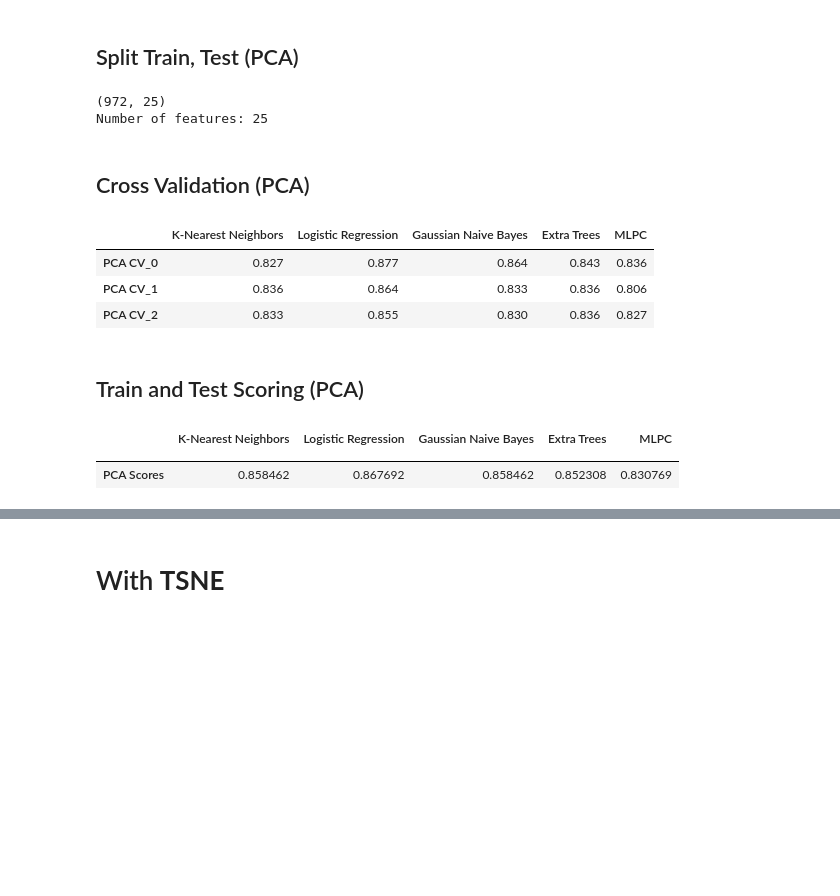
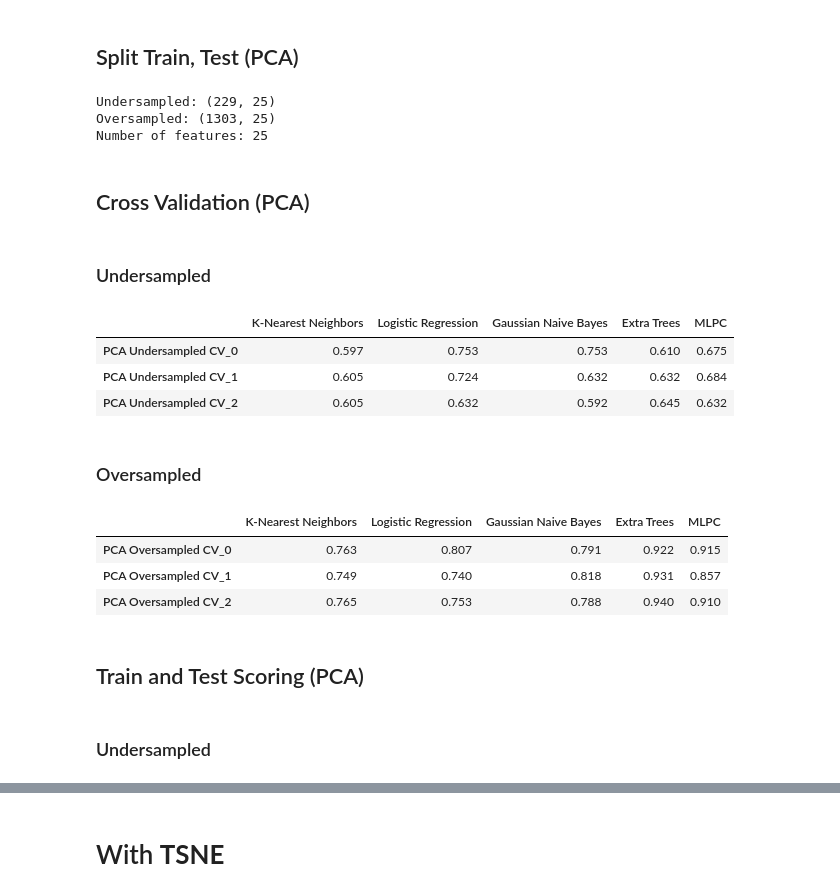
Before and after one commit to jancyrillmendoza/IBM-Data-Analysis, a Jupyter notebook: _IBM_Data_Analysis.ipynb, the cells around one changed output, grey strips where cells are left out. Saved outputs shown, nothing was run; the diff lists cells and outputs as text; code cells hidden in the pictures; blank space fills up the shorter version.

```diff
--- a/_IBM_Data_Analysis.ipynb
+++ b/_IBM_Data_Analysis.ipynb
@@ -285,7 +360,0 @@ def get_score(names, models, _X_train, _y_train, _X_test, _y_test, index):
-# %%
-from sklearn import model_selection
-X_train, X_test, y_train, y_test = model_selection.train_test_split(X,
-                                                                    y,
-                                                                    test_size=0.25)
-print(X_train.shape)
-print("Number of features:",X_train.shape[1])
@@ -318,9 +409,9 @@ scores
 # %%
 from sklearn.decomposition import PCA
 # %%
-pca = PCA(n_components=25).fit(X, y=y)
-PCA_X = pca.transform(X)
-plt.plot(pca.explained_variance_, linewidth=2)
+pca = PCA(n_components=25).fit(X_train_under, y=y_train_under)
+PCA_X_under = pca.transform(X_train_under)
+plt.plot(pca.explained_variance_, linewidth=3)
 plt.xlabel('Components')
 plt.ylabel('Explained Variances')
 plt.show()
@@ -329,31 +431,42 @@ plt.show()
 # %% [markdown]
 ## Split Train, Test (PCA)
-# %%
-from sklearn import model_selection
-PCA_X_train, PCA_X_test, PCA_y_train, PCA_y_test = model_selection.train_test_split(PCA_X,
-                                                                    y,
-                                                                    test_size=0.25)
-print(PCA_X_train.shape)
-print("Number of features:",PCA_X_train.shape[1])
-# %% [output]
-(972, 25)
-Number of features: 25
+# %%
+PCA_X_train_under, PCA_X_test_under, PCA_y_train_under, PCA_y_test_under = model_selection.train_test_split(PCA_X_under,
+                                                                    y_train_under,
+                                                                    test_size=0.25)
+PCA_X_train_over, PCA_X_test_over, PCA_y_train_over, PCA_y_test_over = model_selection.train_test_split(PCA_X_over,
+                                                                    y_train_over,
+                                                                    test_size=0.25)
+print('Undersampled:',PCA_X_train_under.shape)
+print('Oversampled:',PCA_X_train_over.shape)
+print("Number of features:",PCA_X_train_under.shape[1])
+# %% [output]
+Undersampled: (229, 25)
+Oversampled: (1303, 25)
+Number of features: 25
 # %% [markdown]
 ## Cross Validation (PCA)
+# %% [markdown]
+### Undersampled
 # %%
-PCA_accuracy = cross_validate(model_names, models, PCA_X_train, PCA_y_train, 'PCA')
-PCA_accuracy
+PCA_under_acc = cross_validate(model_names, models, PCA_X_train_under, PCA_y_train_under, 'PCA Undersampled')
+PCA_under_acc
 # %% [output]
 |  | K-Nearest Neighbors | Logistic Regression | Gaussian Naive Bayes | Extra Trees | MLPC |
-| PCA CV_0 | 0.827 | 0.877 | 0.864 | 0.843 | 0.836 |
-| PCA CV_1 | 0.836 | 0.864 | 0.833 | 0.836 | 0.806 |
-| PCA CV_2 | 0.833 | 0.855 | 0.830 | 0.836 | 0.827 |
+| PCA Undersampled CV_0 | 0.597 | 0.753 | 0.753 | 0.610 | 0.675 |
+| PCA Undersampled CV_1 | 0.605 | 0.724 | 0.632 | 0.632 | 0.684 |
+| PCA Undersampled CV_2 | 0.605 | 0.632 | 0.592 | 0.645 | 0.632 |
+# %% [markdown]
+### Oversampled
+# %%
+PCA_over_acc = cross_validate(model_names, models, PCA_X_train_over, PCA_y_train_over, 'PCA Oversampled')
+PCA_over_acc
+# %% [output]
+|  | K-Nearest Neighbors | Logistic Regression | Gaussian Naive Bayes | Extra Trees | MLPC |
+| PCA Oversampled CV_0 | 0.763 | 0.807 | 0.791 | 0.922 | 0.915 |
+| PCA Oversampled CV_1 | 0.749 | 0.740 | 0.818 | 0.931 | 0.857 |
+| PCA Oversampled CV_2 | 0.765 | 0.753 | 0.788 | 0.940 | 0.910 |
 # %% [markdown]
 ## Train and Test Scoring (PCA)
-# %%
-PCA_scores = get_score(model_names, models, PCA_X_train, PCA_y_train, PCA_X_test, PCA_y_test, 'PCA Scores')
-PCA_scores
-# %% [output]
-|  | K-Nearest Neighbors | Logistic Regression | Gaussian Naive Bayes | Extra Trees | MLPC |
-|  |  |  |  |  |  |
-| PCA Scores | 0.858462 | 0.867692 | 0.858462 | 0.852308 | 0.830769 |
+# %% [markdown]
+### Undersampled
```
Also changed, not shown: parts of 60 cells of this notebook.
